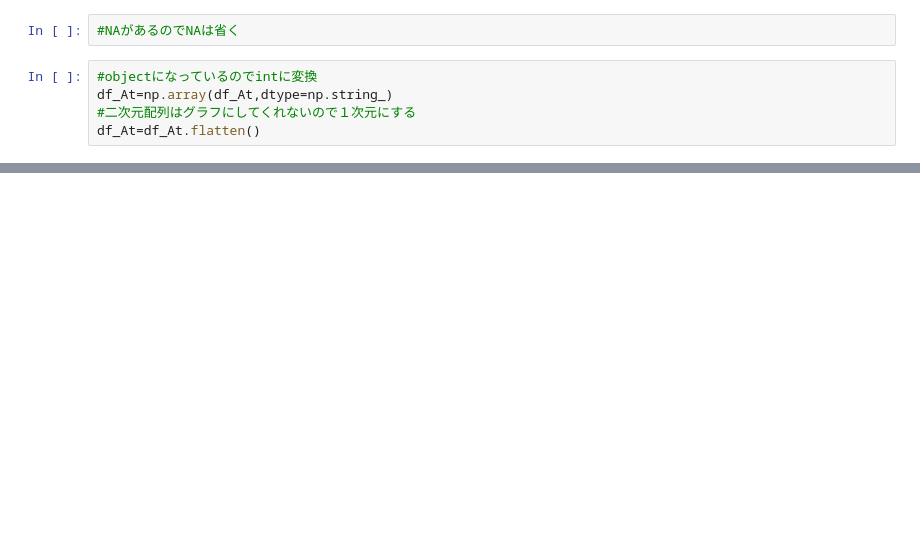
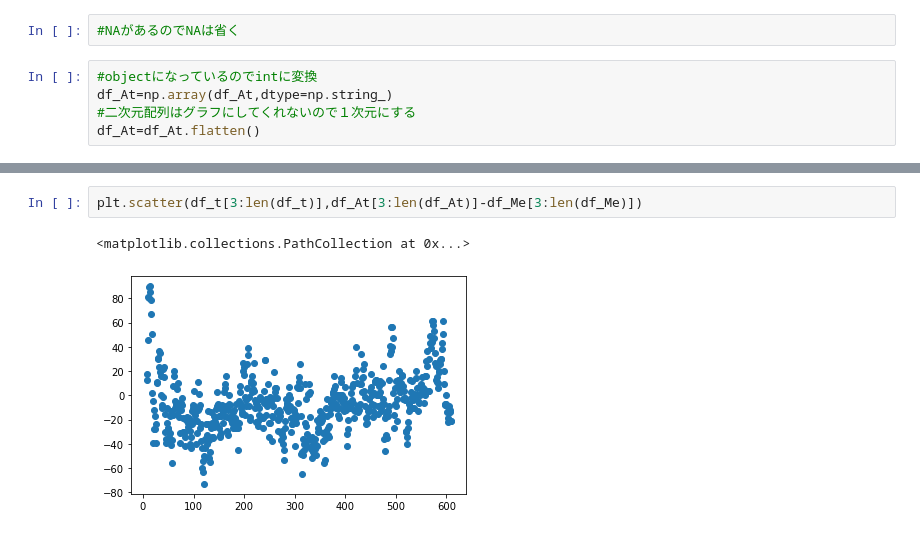
Before and after one commit to renhalo/reserchinchin, a Jupyter notebook: EEG_part2.ipynb, the cells around one changed output, grey strips where cells are left out. Cells and saved outputs as stored; diff of their text form; blank space fills up the shorter version.

```diff
--- a/EEG_part2.ipynb
+++ b/EEG_part2.ipynb
@@ -103,0 +153,5 @@ plt.plot(df_t[3:len(df_t)],df_At[3:len(df_At)])
+# %%
+plt.scatter(df_t[3:len(df_t)],df_At[3:len(df_At)]-df_Me[3:len(df_Me)])
+# %% [output]
+<matplotlib.collections.PathCollection at 0x...>
+[figure, added]
```
Also changed, not shown: parts of 12 cells of this notebook, 2 other files.
